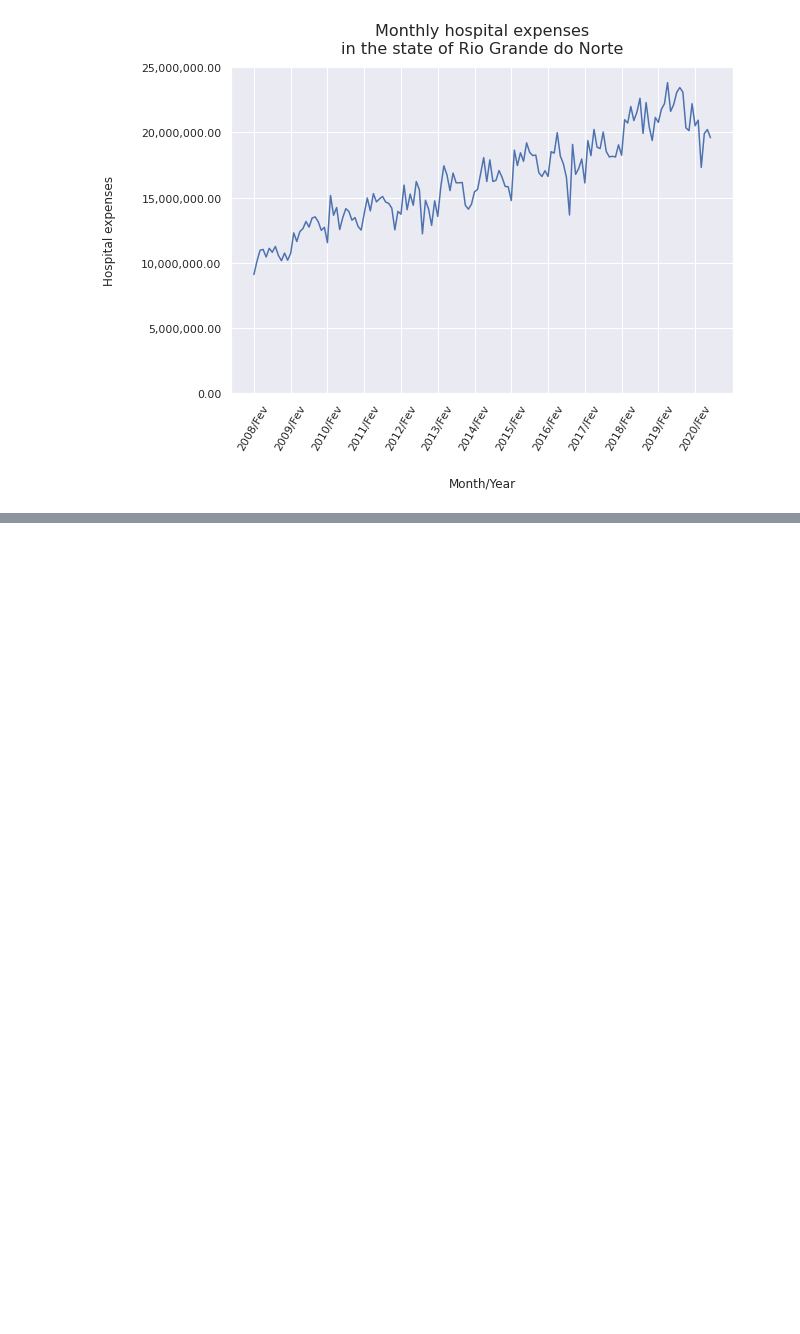
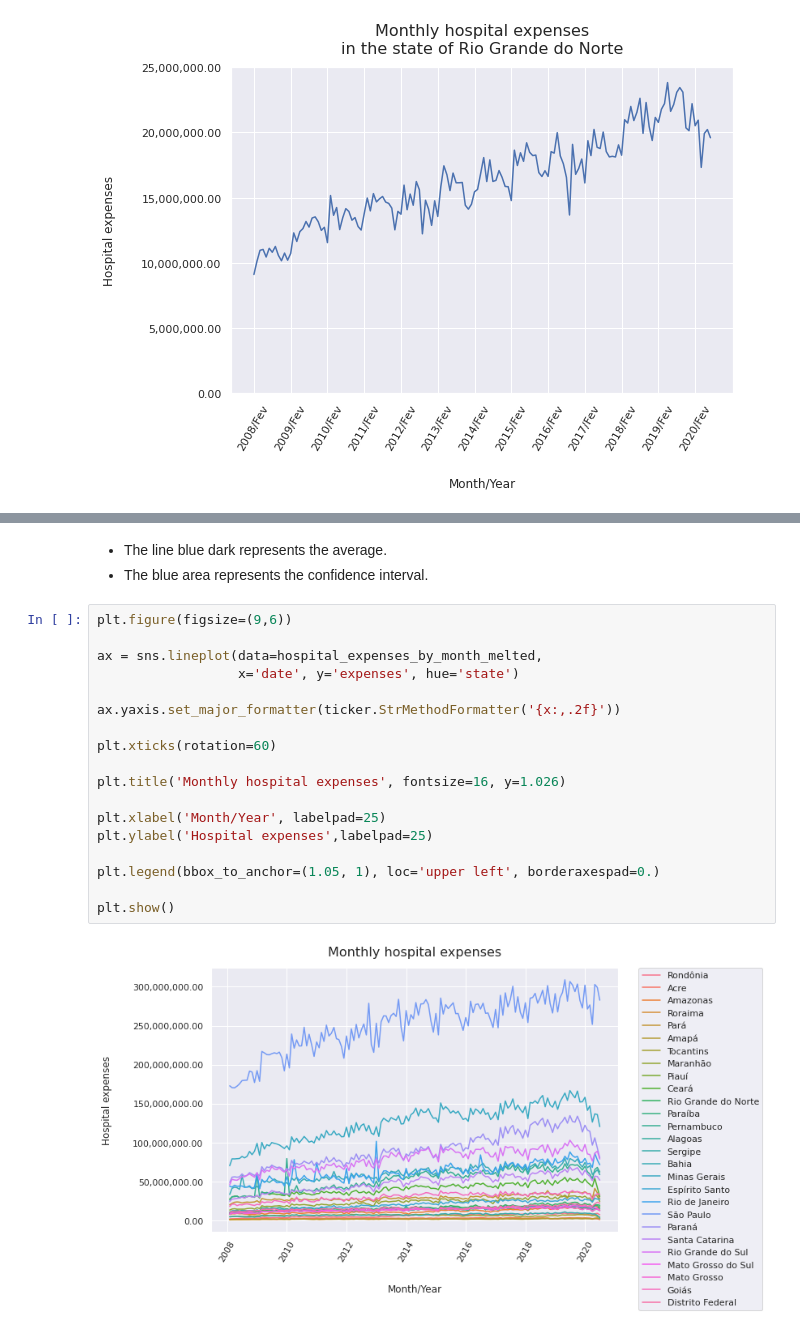
Before and after one commit to gabrielatrindade/alura-bootcamp, a Jupyter notebook: module2/lessons/hospital_expenses_sus_brazil_2.ipynb, the cells around one changed output, grey strips where cells are left out. Cells and saved outputs as stored; diff of their text form; blank space fills up the shorter version.

```diff
--- a/module2/lessons/hospital_expenses_sus_brazil_2.ipynb
+++ b/module2/lessons/hospital_expenses_sus_brazil_2.ipynb
@@ -989,0 +1181,23 @@ plt.show()
+# %% [markdown]
+- The line blue dark represents the average.
+- The blue area represents the confidence interval.
+# %%
+plt.figure(figsize=(9,6))
+
+ax = sns.lineplot(data=hospital_expenses_by_month_melted,
+                  x='date', y='expenses', hue='state')
+
+ax.yaxis.set_major_formatter(ticker.StrMethodFormatter('{x:,.2f}'))
+
+plt.xticks(rotation=60)
+
+plt.title('Monthly hospital expenses', fontsize=16, y=1.026)
+
+plt.xlabel('Month/Year', labelpad=25)
+plt.ylabel('Hospital expenses',labelpad=25)
+
+plt.legend(bbox_to_anchor=(1.05, 1), loc='upper left', borderaxespad=0.)
+
+plt.show()
+# %% [output]
+[figure, added]
```
Also changed, not shown: parts of 31 cells of this notebook.
